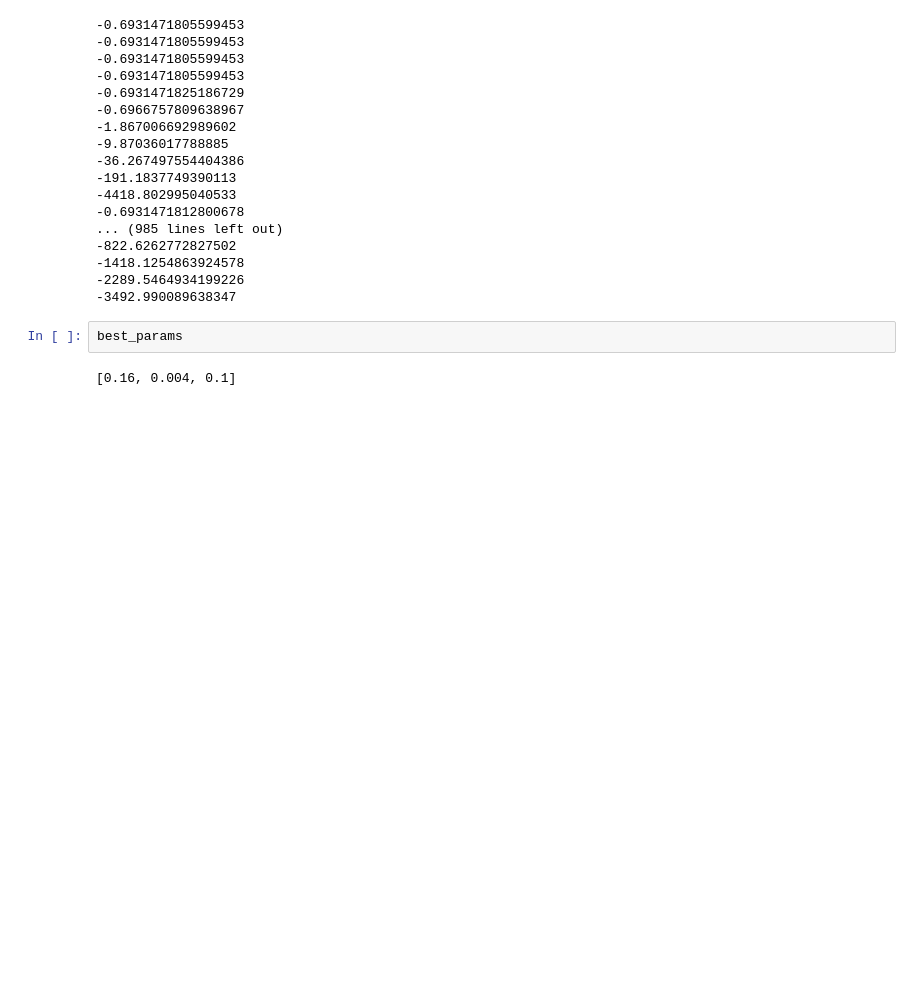
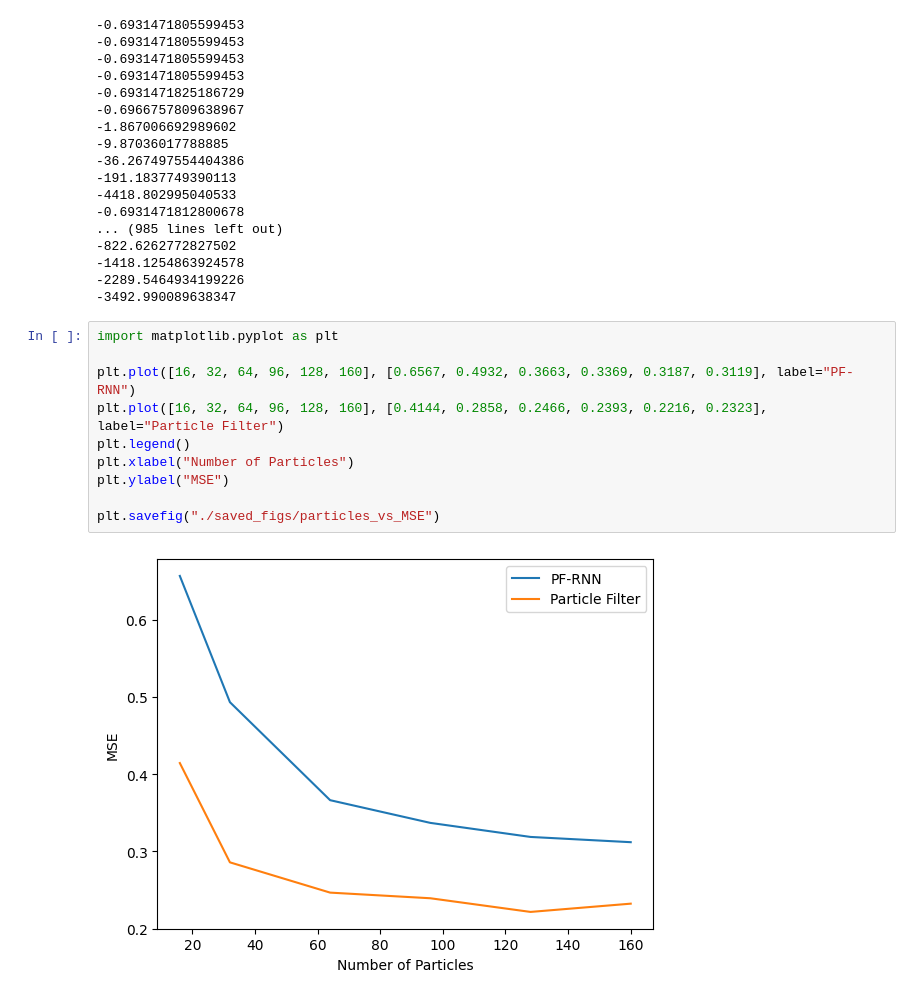
Before and after one commit to lipton-green-tea/pfrnn-research, a Jupyter notebook: baseline_model_experiments.ipynb, the cells around one changed output. Cells and saved outputs as stored; diff of their text form; blank space fills up the shorter version.

```diff
--- a/baseline_model_experiments.ipynb
+++ b/baseline_model_experiments.ipynb
@@ -373,7 +373,15 @@ for mu in np.linspace(0.16, 0.23, 10):
 -1418.1254863924578
 -2289.5464934199226
 -3492.990089638347
-# %%
-best_params
-# %% [output]
-[0.16, 0.004, 0.1]
+# %%
+import matplotlib.pyplot as plt
+
+plt.plot([16, 32, 64, 96, 128, 160], [0.6567, 0.4932, 0.3663, 0.3369, 0.3187, 0.3119], label="PF-RNN")
+plt.plot([16, 32, 64, 96, 128, 160], [0.4144, 0.2858, 0.2466, 0.2393, 0.2216, 0.2323], label="Particle Filter")
+plt.legend()
+plt.xlabel("Number of Particles")
+plt.ylabel("MSE")
+
+plt.savefig("./saved_figs/particles_vs_MSE")
+# %% [output]
+[figure, added]
```
Also changed, not shown: parts of 1 cell of this notebook, 57 other files.
